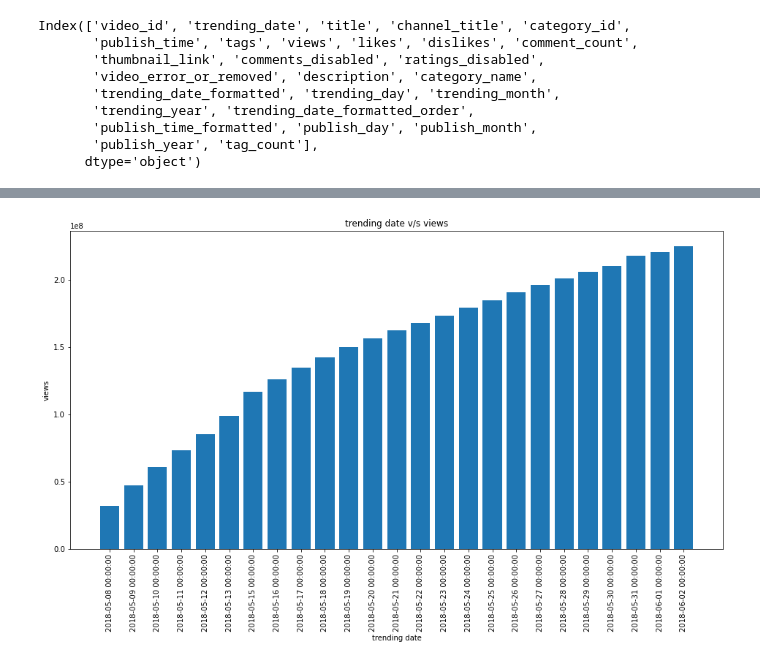
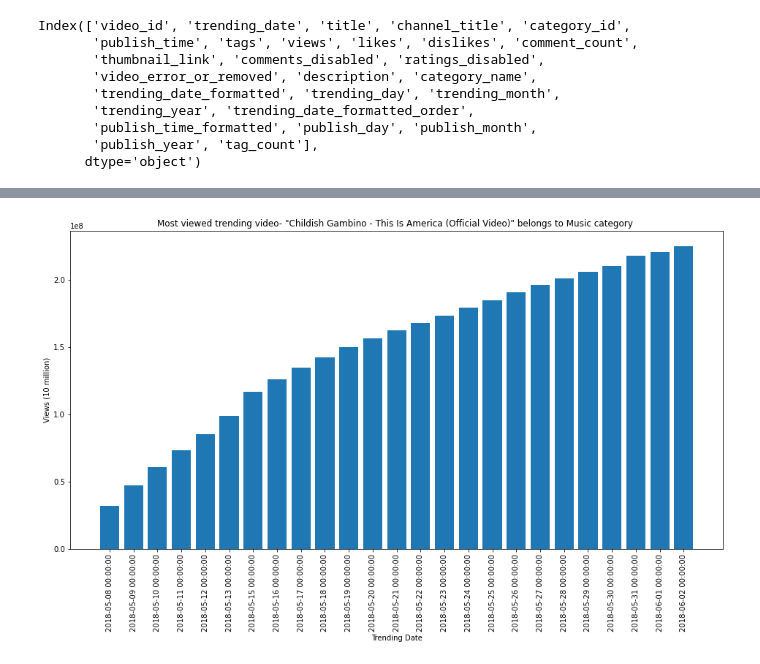
Before and after one commit to kimco2/project_1_misison_youtube, a Jupyter notebook: US_cleaning_categories.ipynb, the cells around one changed output, grey strips where cells are left out. Drawn from its saved outputs; the diff is of its cells as text; code cells hidden in the pictures.

```diff
--- a/US_cleaning_categories.ipynb
+++ b/US_cleaning_categories.ipynb
@@ -366,20 +380,17 @@ See the caveats in the documentation: https://pandas.pydata.org/pandas-docs/stab
 # %%
-cleaned_us_data_for_top_5videoviews = cleaned_us_data_df.sort_values('views',ascending=False).groupby("video_id")
-cleaned_us_data_for_top_5videoviews_v1 = cleaned_us_data_for_top_5videoviews["views"].max()
-cleaned_us_data_for_top_5videoviews_v2 = cleaned_us_data_for_top_5videoviews_v1.reset_index()
-cleaned_us_data_for_top_5videoviews_v3 = cleaned_us_data_for_top_5videoviews_v2.sort_values("views",ascending=False).head(5)
-cleaned_us_data_for_top_5videoviews_v4 = cleaned_us_data_for_top_5videoviews_v3["video_id"].tolist()
-cleaned_us_data_for_top_5videoviews_v4
+# create bar graph of the top trending video growth based on the views on different trending dates
 plt.figure(figsize = (16,8))
 x_values = cleaned_us_data_df.loc[cleaned_us_data_df["video_id"]=="VYOjWnS4cMY"]["views"]
 y_values = cleaned_us_data_df.loc[cleaned_us_data_df["video_id"]=="VYOjWnS4cMY"]["trending_date_formatted"]
+video_title =cleaned_us_data_df.loc[cleaned_us_data_df["video_id"]=="VYOjWnS4cMY"]["title"].unique()
+video_category =cleaned_us_data_df.loc[cleaned_us_data_df["video_id"]=="VYOjWnS4cMY"]["category_name"].unique()
 data = x_values
 labels = y_values
 plt.xticks(range(len(data)), labels,rotation='vertical' )
-plt.xlabel('trending date')
-plt.ylabel('views')
-plt.title('trending date v/s views')
+plt.xlabel('Trending Date')
+plt.ylabel('Views (10 million)')
+plt.title(f'Most viewed trending video- "{video_title[0]}" belongs to {video_category[0]} category ')
 plt.bar(range(len(data)), data)
 plt.show()
 # %% [output]
-[figure, old version]
+[figure, new version]
```
Also changed, not shown: parts of 9 cells of this notebook, 1 other file.
